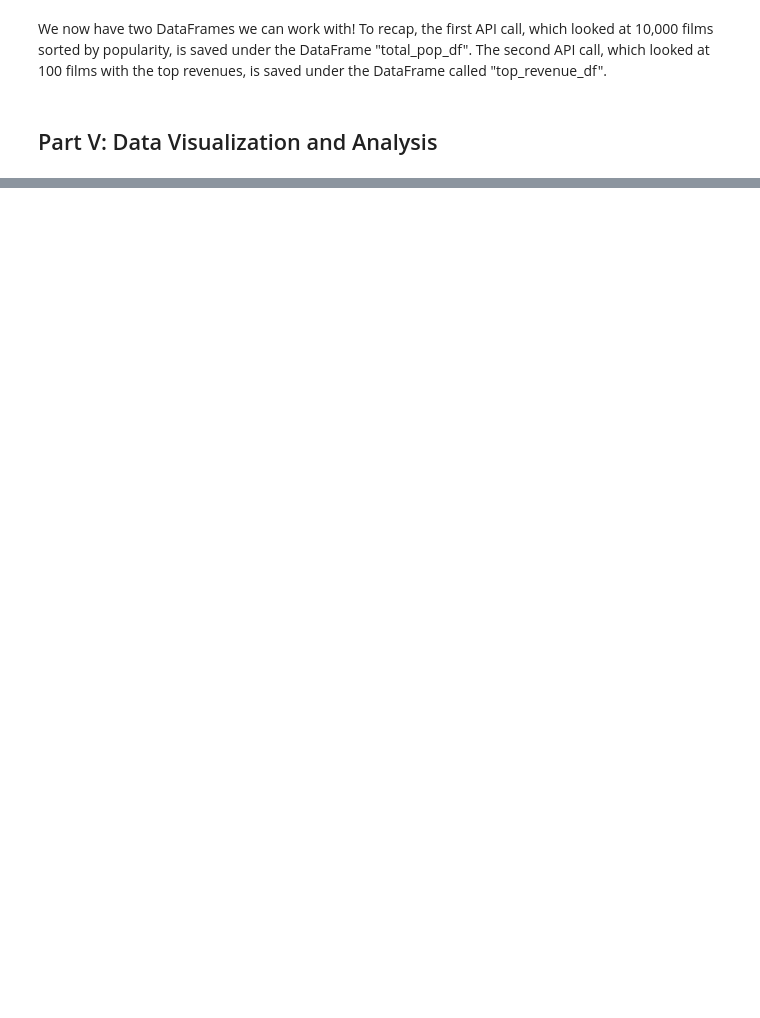
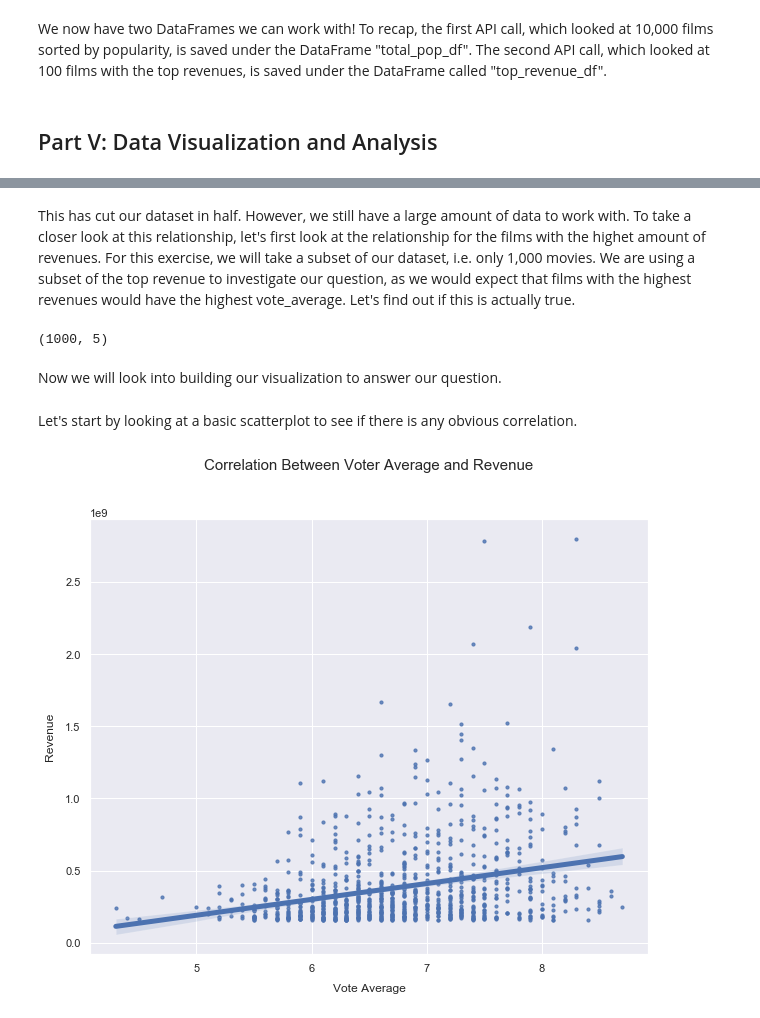
Before and after one commit to adinas94/Phase-1-Microsoft-Movies, a Jupyter notebook: Data Cleaning Notebook for project.ipynb, the cells around one changed output, grey strips where cells are left out. Drawn from its saved outputs; the diff is of its cells as text; code cells hidden in the pictures; blank space fills up the shorter version.

```diff
--- a/Data Cleaning Notebook for project.ipynb
+++ b/Data Cleaning Notebook for project.ipynb
@@ -477,0 +494,2 @@ We now have two DataFrames we can work with! To recap, the first API call, which
+# %%
+total_pop_df = total_pop_df[total_pop_df['revenue'] != 0]
@@ -477,0 +500,11 @@ We now have two DataFrames we can work with! To recap, the first API call, which
+# %% [markdown]
+This has cut our dataset in half. However, we still have a large amount of data to work with. To take a closer look at this relationship, let's first look at the relationship for the films with the highet amount of revenues. For this exercise, we will take a subset of our dataset, i.e. only 1,000 movies. We are using a subset of the top revenue to investigate our question, as we would expect that films with the highest revenues would have the highest vote_average. Let's find out if this is actually true.
+# %%
+# Let's simplify our table so we can focus on the columns that are relevant to answering this question.
+total_pop_df = total_pop_df.loc[:, ['id', 'title', 'vote_average', 'release_date', 'revenue']].sort_values(by=['revenue'], ascending=False)
+total_pop_df = total_pop_df.iloc[0:1000]
+total_pop_df.shape
+# %% [output]
+(1000, 5)
+# %% [markdown]
+Now we will look into building our visualization to answer our question.
@@ -477,0 +516,14 @@ We now have two DataFrames we can work with! To recap, the first API call, which
+# %% [markdown]
+Let's start by looking at a basic scatterplot to see if there is any obvious correlation.
+# %%
+sns.set(font_scale=1.0, color_codes=True)
+fig,ax = plt.subplots(figsize = (10,8))
+sns.regplot(data=total_pop_df, x="vote_average", y="revenue", ax=ax, marker='o', scatter_kws={"s": 10}, line_kws={"lw":5})
+
+plt.xlabel('Vote Average',labelpad=10)
+plt.ylabel('Revenue',labelpad=10)
+plt.title('Correlation Between Voter Average and Revenue', y=1.1, fontsize=15)
+
+plt.show()
+# %% [output]
+[figure, added]
```
Also changed, not shown: parts of 8 cells of this notebook.
